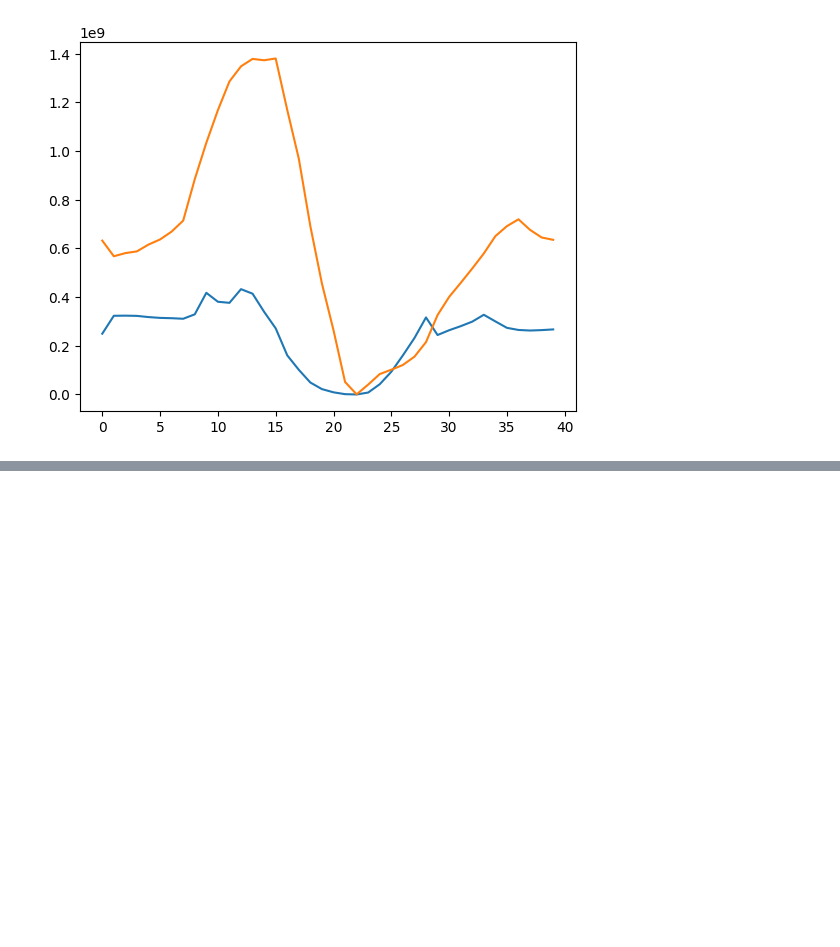
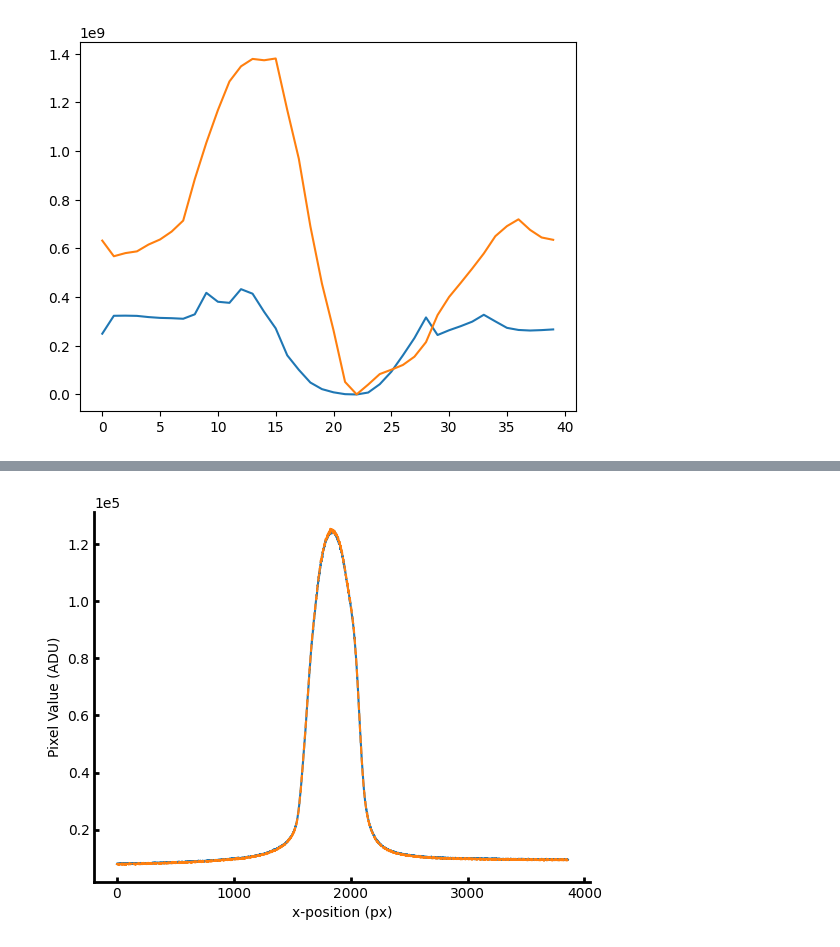
Before and after one commit to simonecoppola/led-autofocus, a Jupyter notebook: examples/testing_recall_surface.ipynb, the cells around one changed output, grey strips where cells are left out. Cells and saved outputs as stored; diff of their text form; code cells hidden in the pictures; blank space fills up the shorter version.

```diff
--- a/examples/testing_recall_surface.ipynb
+++ b/examples/testing_recall_surface.ipynb
@@ -49,0 +106,41 @@ np.float64(687295.693014697)
+# %%
+# Example figure of the profile difference at a random point
+def plot_profiles(i, savepath=None):
+    fig, ax = plt.subplots()
+    ax.plot(locked_profile_x)
+    ax.plot(all_profiles_x[i], '--')
+
+    ax.set_xlabel("x-position (px)")
+    ax.set_ylabel("Pixel Value (ADU)")
+
+    # remove the top and right spines
+    ax.spines['top'].set_visible(False)
+    ax.spines['right'].set_visible(False)
+
+    # make spines thicker
+    spine_width = 2
+    ax.spines['left'].set_linewidth(spine_width)
+    ax.spines['bottom'].set_linewidth(spine_width)
+
+    # make ticks thicker
+    ax.xaxis.set_tick_params(width=spine_width)
+    ax.yaxis.set_tick_params(width=spine_width)
+
+    # ticks should be towards inside
+    ax.tick_params(direction='in')
+
+    # set ticks at specific positions
+    ax.set_xticks([0, 1000, 2000, 3000, 4000])
+
+    # y-axis should be in scientific notation
+    ax.yaxis.get_major_formatter().set_powerlimits((0, 1))
+
+    if savepath is not None:
+        plt.savefig(savepath, format='svg')
+
+    plt.show()
+# %%
+savepath = r"C:\Users\u1870329\OneDrive - University of Warwick\simone-work\2_Presentations\240828 data presentation\figures\plots"
+plot_profiles(min_index, join(savepath, "min_index.svg"))
+# %% [output]
+[figure, added]
```
Also changed, not shown: parts of 4 cells of this notebook, 13 other files.
